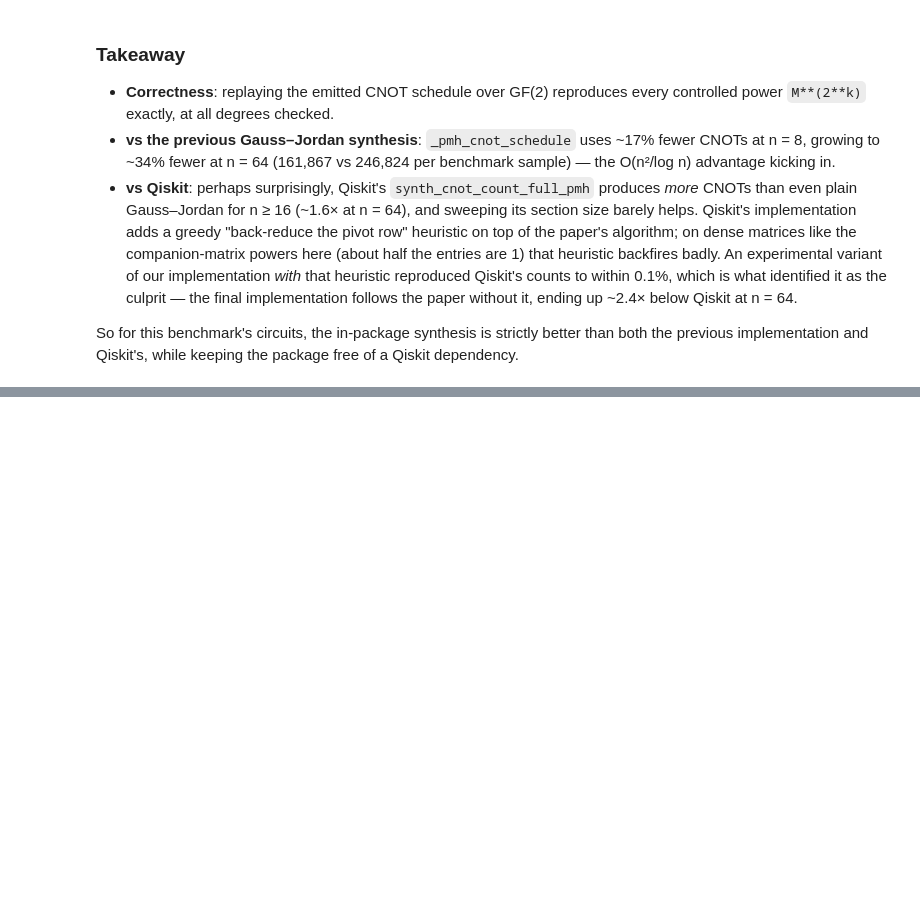
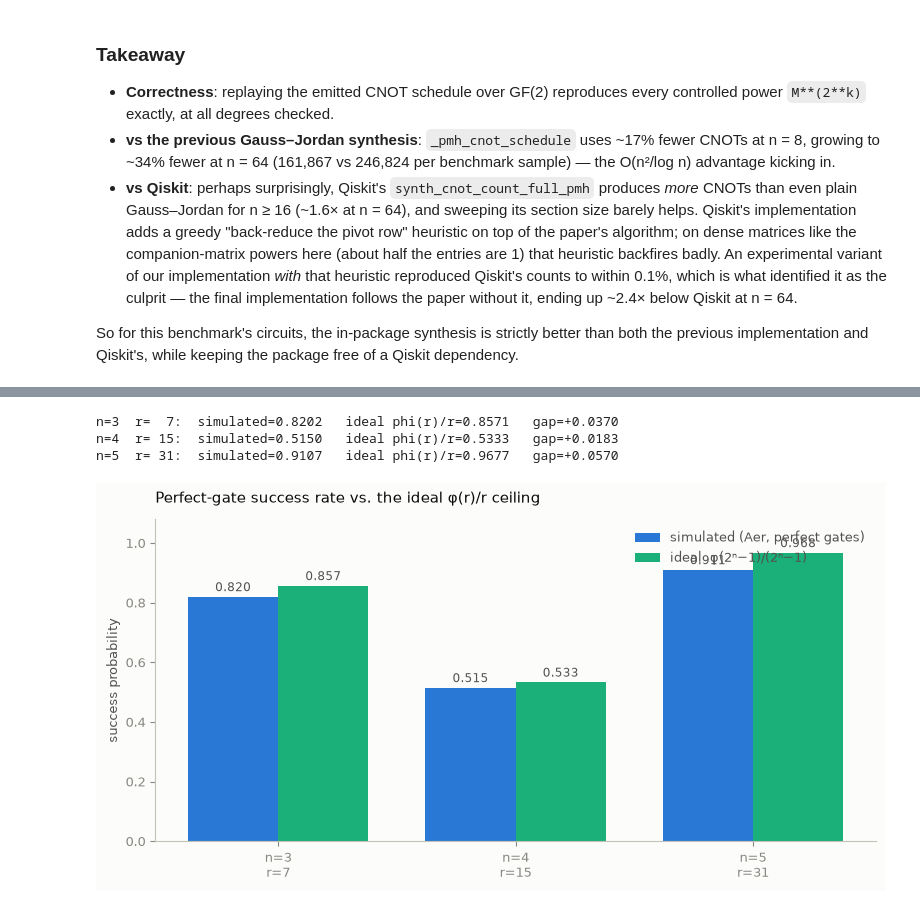
Before and after one commit to faulhornlabs/qutility-frontier, a Jupyter notebook: notebooks/ShorPeriodFindingBenchmark_tutorial.ipynb, the cells around one changed output, grey strips where cells are left out. Cells and saved outputs as stored; diff of their text form; code cells hidden in the pictures; blank space fills up the shorter version.

```diff
--- a/notebooks/ShorPeriodFindingBenchmark_tutorial.ipynb
+++ b/notebooks/ShorPeriodFindingBenchmark_tutorial.ipynb
@@ -396,0 +767,62 @@ free of a Qiskit dependency.
+# %%
+def euler_phi_mersenne(n):
+    """phi(2**n - 1) from the package's distinct-prime-factor table."""
+    r = (1 << n) - 1
+    phi = r
+    for p in mersenne_prime_factors(n):
+        phi = phi // p * (p - 1)
+    return phi
+
+
+def evaluate_instance(n, offset=1, shots=20_000, sample_id=0):
+    """Simulate one instance and score it through the benchmark's own evaluator."""
+    bench, sample, counts = simulate_counts(n, offset=offset, shots=shots, sample_id=sample_id)
+    circuit_id = sample["circuits"][0]["circuit_id"]
+    bench.add_experimental_results({circuit_id: counts}, platform="aer-statevector", auto_save=False)
+    evaluation = bench.evaluate_benchmark(auto_save=False)
+    return evaluation["results"]["0"]["success_probability"]
+
+
+ns = [3, 4, 5]
+sim_success = [evaluate_instance(n) for n in ns]
+ideal = [euler_phi_mersenne(n) / ((1 << n) - 1) for n in ns]
+
+for n, ps, pid in zip(ns, sim_success, ideal):
+    print(f"n={n}  r={(1 << n) - 1:>3}:  simulated={ps:.4f}   ideal phi(r)/r={pid:.4f}   gap={pid - ps:+.4f}")
+# %% [output]
+n=3  r=  7:  simulated=0.8202   ideal phi(r)/r=0.8571   gap=+0.0370
+n=4  r= 15:  simulated=0.5150   ideal phi(r)/r=0.5333   gap=+0.0183
+n=5  r= 31:  simulated=0.9107   ideal phi(r)/r=0.9677   gap=+0.0570
+# %%
+x = np.arange(len(ns))
+width = 0.38
+GREEN = "#1baf7a"
+
+fig, ax = plt.subplots(figsize=(8.0, 4.2), facecolor=SURFACE)
+ax.set_facecolor(SURFACE)
+ax.bar(x - width / 2, sim_success, width, color=BLUE, label="simulated (Aer, perfect gates)")
+ax.bar(x + width / 2, ideal, width, color=GREEN, label="ideal  φ(2ⁿ−1)/(2ⁿ−1)")
+
+for xi, (ps, pid) in enumerate(zip(sim_success, ideal)):
+    ax.annotate(f"{ps:.3f}", (xi - width / 2, ps), textcoords="offset points", xytext=(0, 4),
+                ha="center", color=INK_SECONDARY, fontsize=8.5)
+    ax.annotate(f"{pid:.3f}", (xi + width / 2, pid), textcoords="offset points", xytext=(0, 4),
+                ha="center", color=INK_SECONDARY, fontsize=8.5)
+
+for side in ("top", "right"):
+    ax.spines[side].set_visible(False)
+for side in ("left", "bottom"):
+    ax.spines[side].set_color(AXIS_COLOR)
+ax.set_xticks(x)
+ax.set_xticklabels([f"n={n}\nr={(1 << n) - 1}" for n in ns])
+ax.tick_params(colors=MUTED, labelsize=9)
+ax.set_axisbelow(True)
+ax.set_ylim(0, 1.08)
+ax.set_ylabel("success probability", color=INK_SECONDARY, fontsize=9)
+ax.set_title("Perfect-gate success rate vs. the ideal φ(r)/r ceiling",
+             color=INK, fontsize=11, loc="left", pad=12)
+ax.legend(frameon=False, fontsize=9, labelcolor=INK_SECONDARY, loc="upper right")
+fig.tight_layout()
+plt.show()
+# %% [output]
+[figure, added]
```
Also changed, not shown: parts of 18 cells of this notebook, 2 other files.
